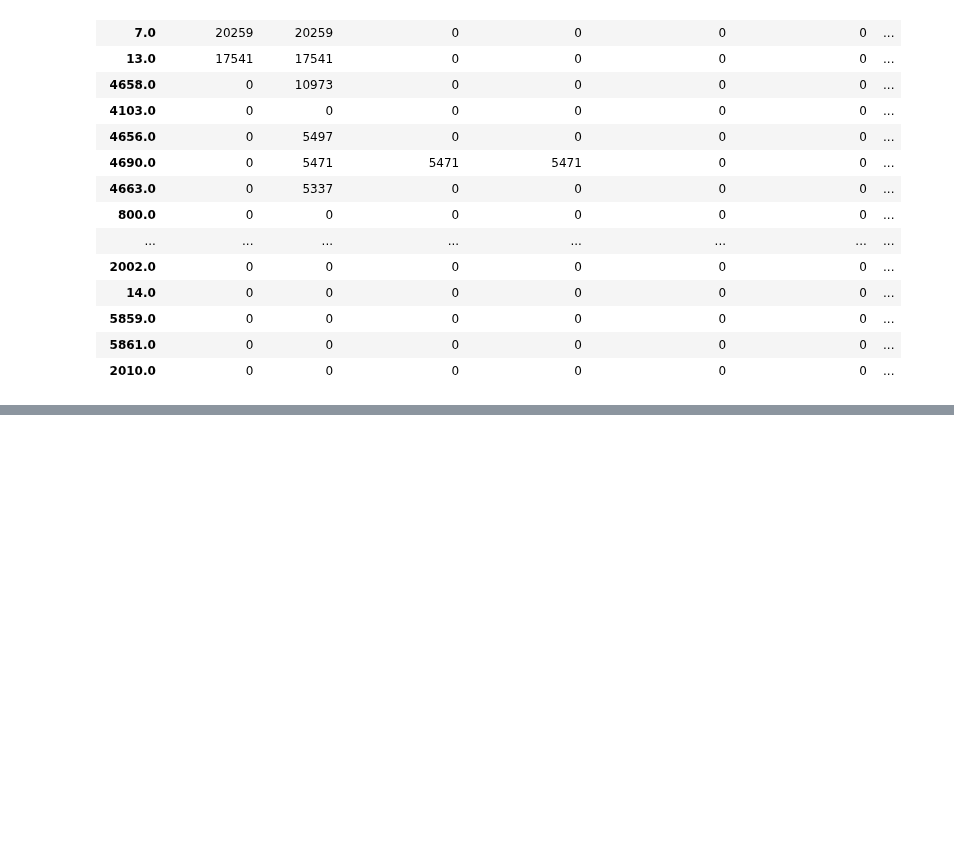
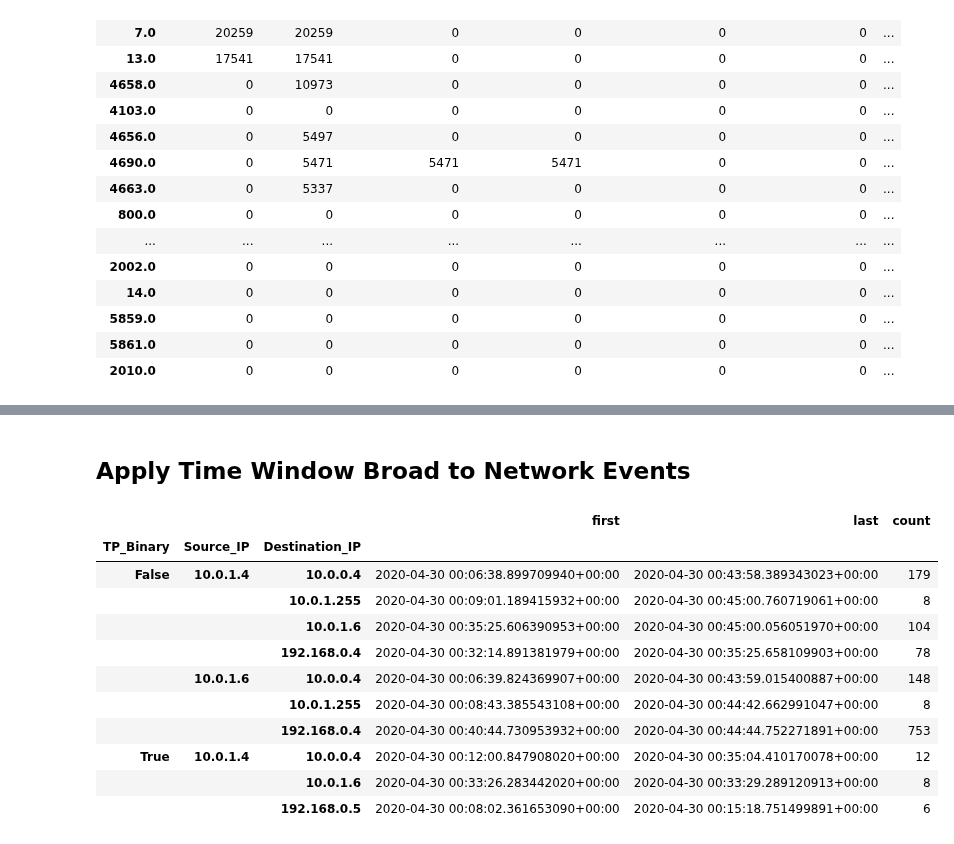
Before and after one commit to zulu8/graph_msc, a Jupyter notebook: Label_Master.ipynb, the cells around one changed output, grey strips where cells are left out. Saved outputs shown, nothing was run; the diff lists cells and outputs as text; code cells hidden in the pictures; blank space fills up the shorter version.

```diff
--- a/Label_Master.ipynb
+++ b/Label_Master.ipynb
@@ -777,0 +824,2 @@ with pd.option_context('display.max_rows', None, 'display.max_columns', None, 'd
+# %%
+df_label['TWB_Binary'] = False
@@ -777,0 +852,18 @@ with pd.option_context('display.max_rows', None, 'display.max_columns', None, 'd
+# %% [markdown]
+## Apply Time Window Broad to Network Events
+# %%
+# Get First and Last Timestamps for network data.
+df_label.loc[(df_label['id_orig_h'].notna())].sort_values('time_stamp').groupby(['TP_Binary', 'Source_IP', 'Destination_IP'])['time_stamp'].agg(['first','last', 'count'])
+# %% [output]
+|  |  |  | first | last | count |
+| TP_Binary | Source_IP | Destination_IP |  |  |  |
+| False | 10.0.1.4 | 10.0.0.4 | 2020-04-30 00:06:38.899709940+00:00 | 2020-04-30 00:43:58.389343023+00:00 | 179 |
+|  |  | 10.0.1.255 | 2020-04-30 00:09:01.189415932+00:00 | 2020-04-30 00:45:00.760719061+00:00 | 8 |
+|  |  | 10.0.1.6 | 2020-04-30 00:35:25.606390953+00:00 | 2020-04-30 00:45:00.056051970+00:00 | 104 |
+|  |  | 192.168.0.4 | 2020-04-30 00:32:14.891381979+00:00 | 2020-04-30 00:35:25.658109903+00:00 | 78 |
+|  | 10.0.1.6 | 10.0.0.4 | 2020-04-30 00:06:39.824369907+00:00 | 2020-04-30 00:43:59.015400887+00:00 | 148 |
+|  |  | 10.0.1.255 | 2020-04-30 00:08:43.385543108+00:00 | 2020-04-30 00:44:42.662991047+00:00 | 8 |
+|  |  | 192.168.0.4 | 2020-04-30 00:40:44.730953932+00:00 | 2020-04-30 00:44:44.752271891+00:00 | 753 |
+| True | 10.0.1.4 | 10.0.0.4 | 2020-04-30 00:12:00.847908020+00:00 | 2020-04-30 00:35:04.410170078+00:00 | 12 |
+|  |  | 10.0.1.6 | 2020-04-30 00:33:26.283442020+00:00 | 2020-04-30 00:33:29.289120913+00:00 | 8 |
+|  |  | 192.168.0.5 | 2020-04-30 00:08:02.361653090+00:00 | 2020-04-30 00:15:18.751499891+00:00 | 6 |
```
Also changed, not shown: parts of 40 cells of this notebook.
